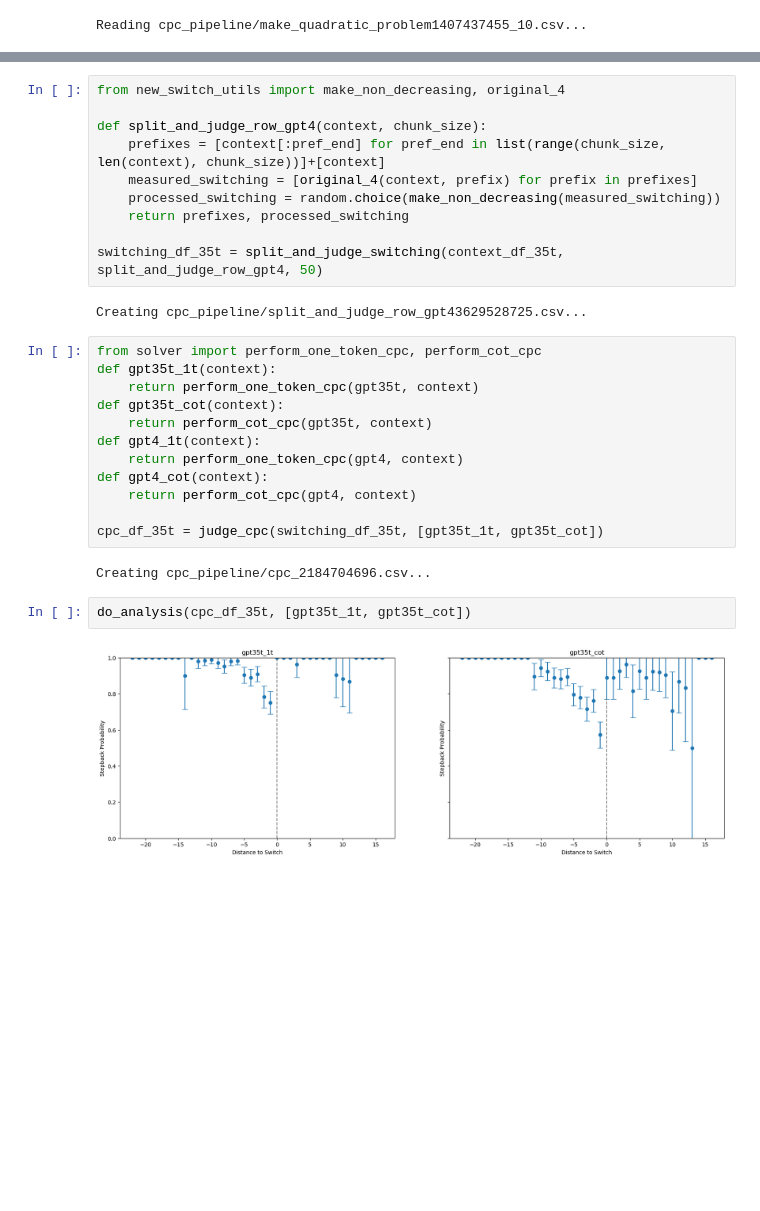
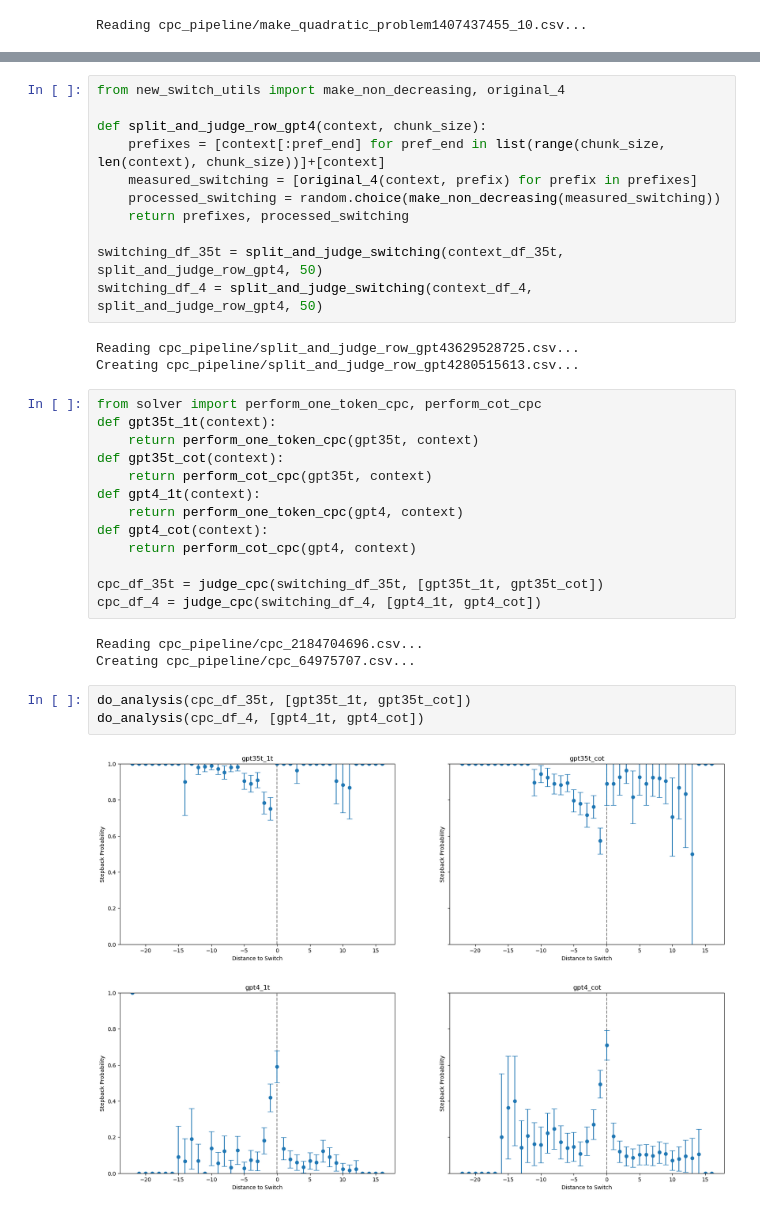
Before and after one commit to jlucassen/CPC_stepping_back, a Jupyter notebook: cpc_quadratic_replication.ipynb, the cells around one changed output, grey strips where cells are left out. Cells and saved outputs as stored; diff of their text form; blank space fills up the shorter version.

```diff
--- a/cpc_quadratic_replication.ipynb
+++ b/cpc_quadratic_replication.ipynb
@@ -46,8 +47,10 @@ def split_and_judge_row_gpt4(context, chunk_size):
     return prefixes, processed_switching
 
 switching_df_35t = split_and_judge_switching(context_df_35t, split_and_judge_row_gpt4, 50)
+switching_df_4 = split_and_judge_switching(context_df_4, split_and_judge_row_gpt4, 50)
 # %% [output]
-Creating cpc_pipeline/split_and_judge_row_gpt43629528725.csv...
+Reading cpc_pipeline/split_and_judge_row_gpt43629528725.csv...
+Creating cpc_pipeline/split_and_judge_row_gpt4280515613.csv...
 # %%
 from solver import perform_one_token_cpc, perform_cot_cpc
 def gpt35t_1t(context):
@@ -60,9 +63,13 @@ def gpt4_cot(context):
     return perform_cot_cpc(gpt4, context)
 
 cpc_df_35t = judge_cpc(switching_df_35t, [gpt35t_1t, gpt35t_cot])
+cpc_df_4 = judge_cpc(switching_df_4, [gpt4_1t, gpt4_cot])
 # %% [output]
-Creating cpc_pipeline/cpc_2184704696.csv...
+Reading cpc_pipeline/cpc_2184704696.csv...
+Creating cpc_pipeline/cpc_64975707.csv...
 # %%
 do_analysis(cpc_df_35t, [gpt35t_1t, gpt35t_cot])
+do_analysis(cpc_df_4, [gpt4_1t, gpt4_cot])
 # %% [output]
 [figure]
+[figure, added]
```
Also changed, not shown: parts of 1 cell of this notebook.
